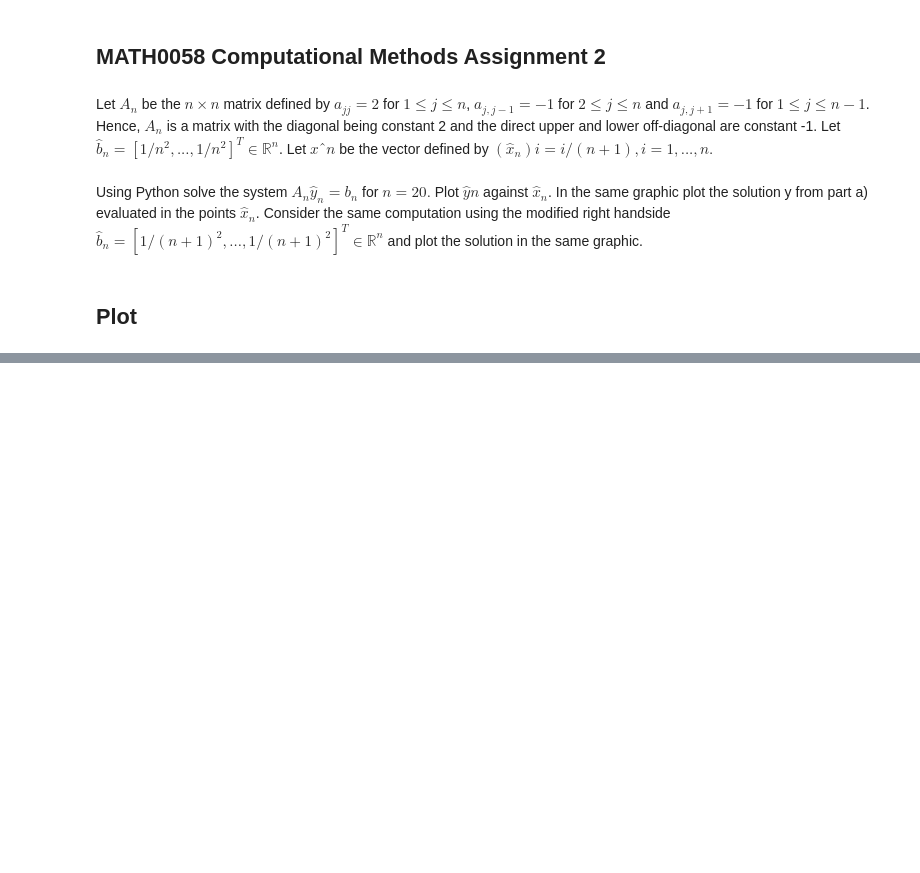
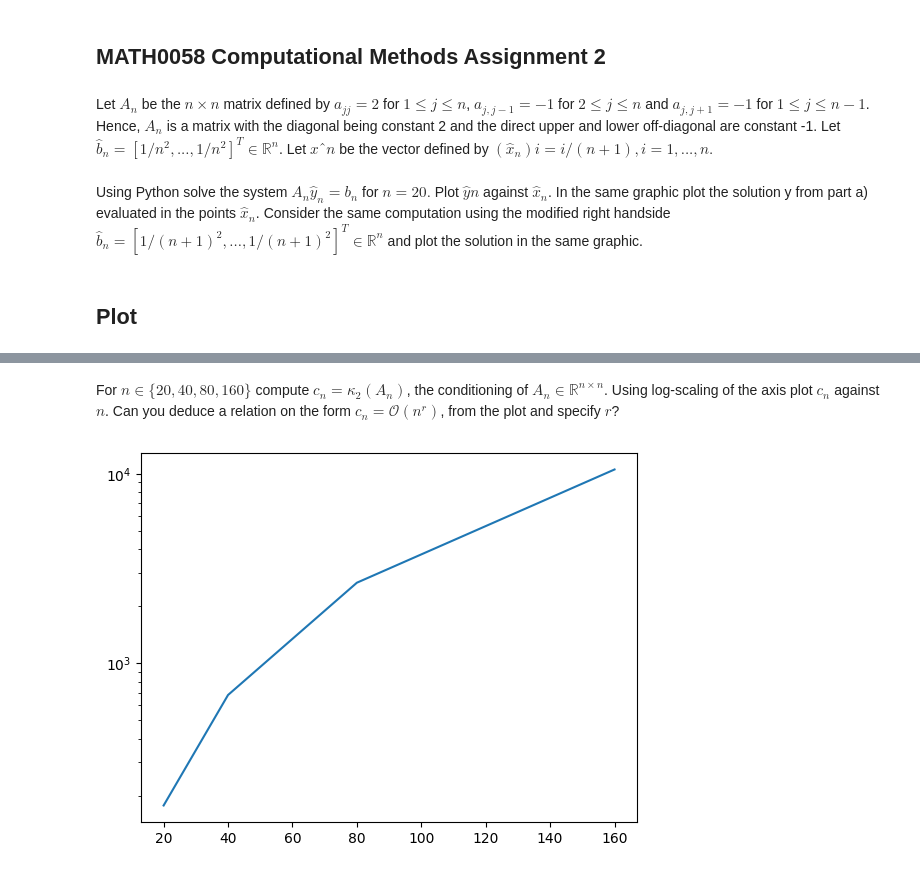
Before and after one commit to JonathanLim1/Computational-Methods, a Jupyter notebook: assignment2.ipynb, the cells around one changed output, grey strips where cells are left out. Drawn from its saved outputs; the diff is of its cells as text; code cells hidden in the pictures; blank space fills up the shorter version.

```diff
--- a/assignment2.ipynb
+++ b/assignment2.ipynb
@@ -35,0 +81,18 @@ plt.show()
+# %% [markdown]
+For $n\in \{20, 40, 80, 160\}$ compute $c_n = \kappa_2 (A_n)$, the conditioning of $A_n \in\mathbb{R}^{n\times n}$. Using log-scaling of the axis plot $c_n$ against $n$. Can you deduce a relation on the form $c_n = \mathcal{O}(n^r)$, from the plot and specify $r$?
+# %%
+def tridiagonal_mat(n):
+    #making tridiagonal matrix
+    k = [np.ones(n-1),-2*np.ones(n),np.ones(n-1)]
+    offset = [-1,0,1]
+    A = diags(k,offset).toarray()
+    return A
+
+set_An = [tridiagonal_mat(n) for n in set_n]
+set_cond = [LA.cond(an,2) for an in set_An]
+
+plt.yscale("log")
+plt.plot(set_n,set_cond)
+plt.show()
+# %% [output]
+[figure, added]
```
Also changed, not shown: parts of 5 cells of this notebook.
